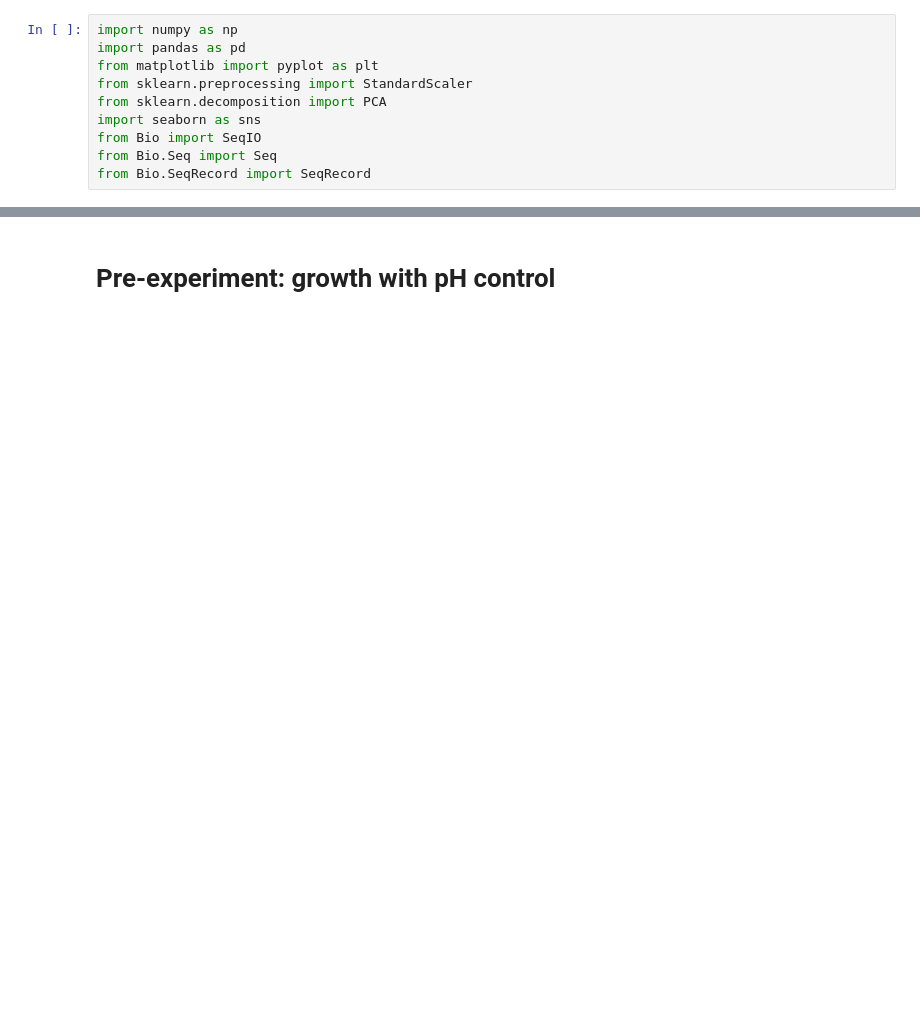
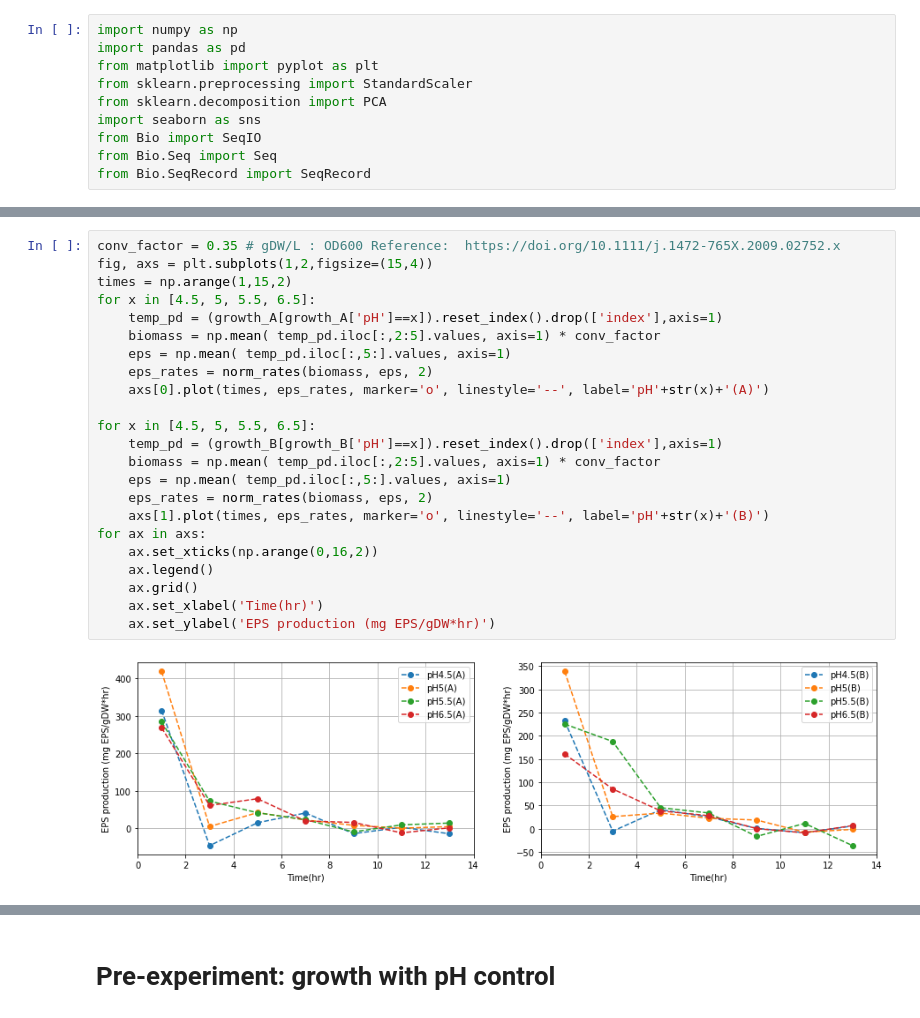
Before and after one commit to SizheQiu/LbPtEPS, a Jupyter notebook: workflow/Data_process.ipynb, the cells around one changed output, grey strips where cells are left out. Saved outputs shown, nothing was run; the diff lists cells and outputs as text; blank space fills up the shorter version.

```diff
--- a/workflow/Data_process.ipynb
+++ b/workflow/Data_process.ipynb
@@ -10,0 +76,25 @@ from Bio.SeqRecord import SeqRecord
+# %%
+conv_factor = 0.35 # gDW/L : OD600 Reference:  https://doi.org/10.1111/j.1472-765X.2009.02752.x
+fig, axs = plt.subplots(1,2,figsize=(15,4))
+times = np.arange(1,15,2)
+for x in [4.5, 5, 5.5, 6.5]:
+    temp_pd = (growth_A[growth_A['pH']==x]).reset_index().drop(['index'],axis=1)
+    biomass = np.mean( temp_pd.iloc[:,2:5].values, axis=1) * conv_factor
+    eps = np.mean( temp_pd.iloc[:,5:].values, axis=1)
+    eps_rates = norm_rates(biomass, eps, 2)
+    axs[0].plot(times, eps_rates, marker='o', linestyle='--', label='pH'+str(x)+'(A)')
+
+for x in [4.5, 5, 5.5, 6.5]:
+    temp_pd = (growth_B[growth_B['pH']==x]).reset_index().drop(['index'],axis=1)
+    biomass = np.mean( temp_pd.iloc[:,2:5].values, axis=1) * conv_factor
+    eps = np.mean( temp_pd.iloc[:,5:].values, axis=1)
+    eps_rates = norm_rates(biomass, eps, 2)
+    axs[1].plot(times, eps_rates, marker='o', linestyle='--', label='pH'+str(x)+'(B)')
+for ax in axs:
+    ax.set_xticks(np.arange(0,16,2))
+    ax.legend()
+    ax.grid()
+    ax.set_xlabel('Time(hr)')
+    ax.set_ylabel('EPS production (mg EPS/gDW*hr)')
+# %% [output]
+[figure, added]
```
Also changed, not shown: parts of 11 cells of this notebook, 10 other files.
